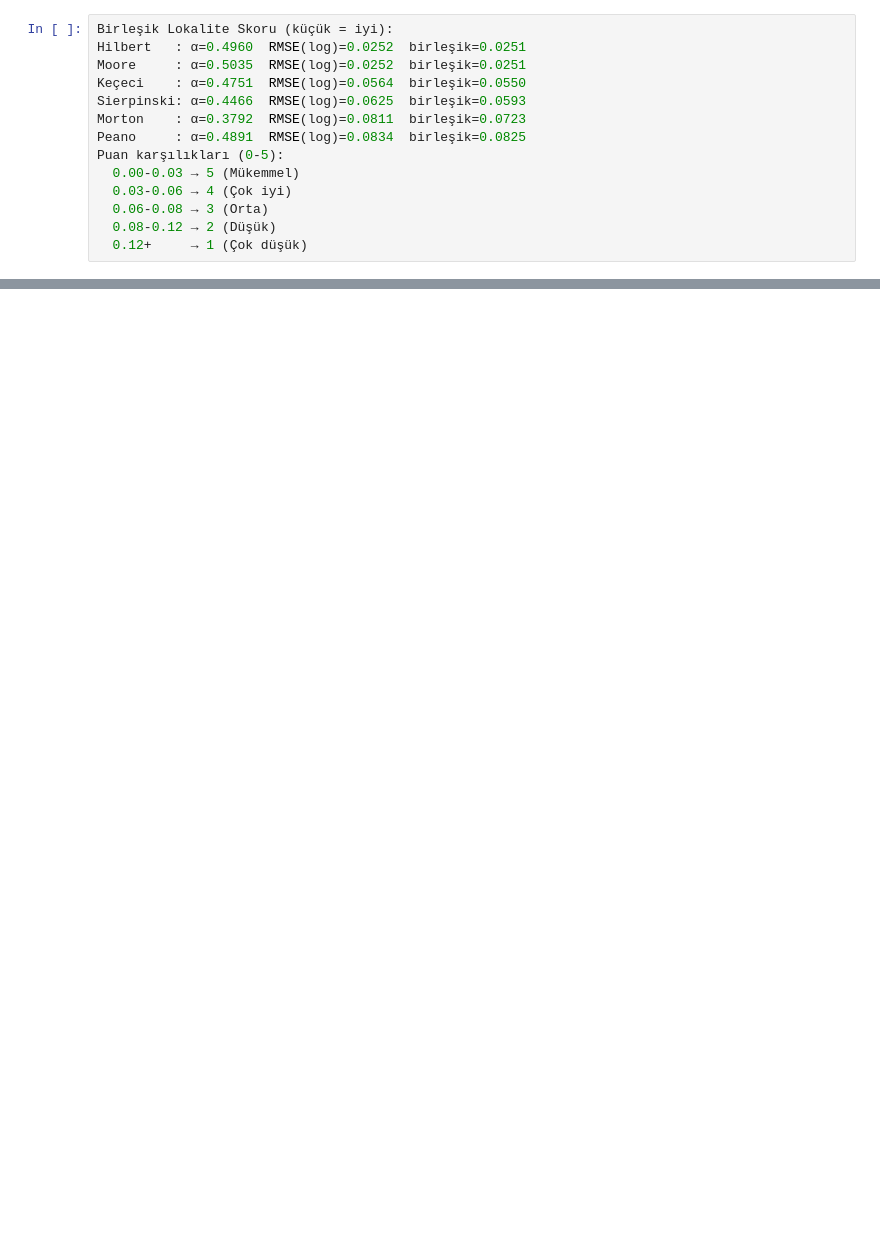
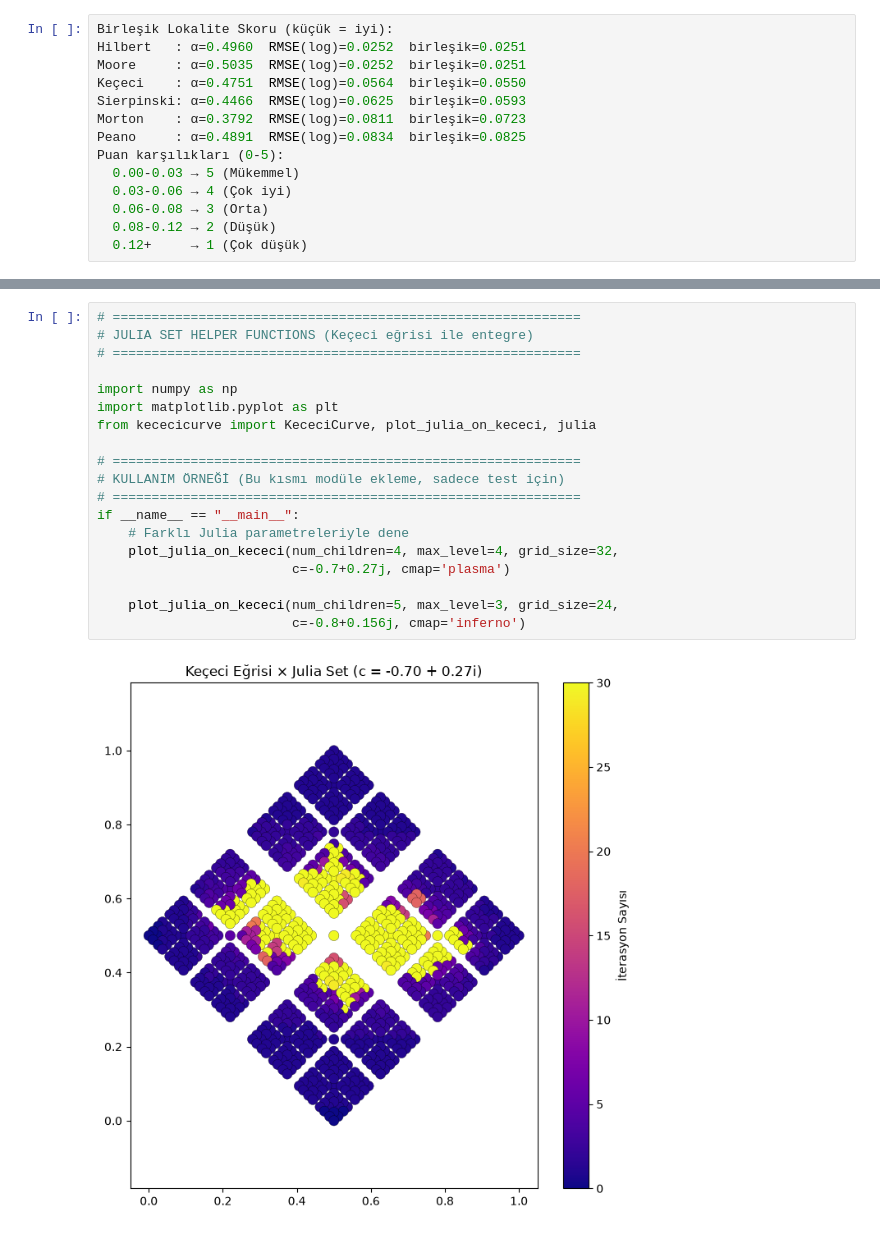
Before and after one commit to WhiteSymmetry/kececicurve, a Jupyter notebook: example/kc_example.ipynb, the cells around one changed output, grey strips where cells are left out. Cells and saved outputs as stored; diff of their text form; blank space fills up the shorter version.

```diff
--- a/example/kc_example.ipynb
+++ b/example/kc_example.ipynb
@@ -95,0 +119,21 @@ plt.show()
+# %%
+# ============================================================
+# JULIA SET HELPER FUNCTIONS (Keçeci eğrisi ile entegre)
+# ============================================================
+
+import numpy as np
+import matplotlib.pyplot as plt
+from kececicurve import KececiCurve, plot_julia_on_kececi, julia
+
+# ============================================================
+# KULLANIM ÖRNEĞİ (Bu kısmı modüle ekleme, sadece test için)
+# ============================================================
+if __name__ == "__main__":
+    # Farklı Julia parametreleriyle dene
+    plot_julia_on_kececi(num_children=4, max_level=4, grid_size=32,
+                         c=-0.7+0.27j, cmap='plasma')
+
+    plot_julia_on_kececi(num_children=5, max_level=3, grid_size=24,
+                         c=-0.8+0.156j, cmap='inferno')
+# %% [output]
+[figure, added]
```
Also changed, not shown: parts of 4 cells of this notebook.
